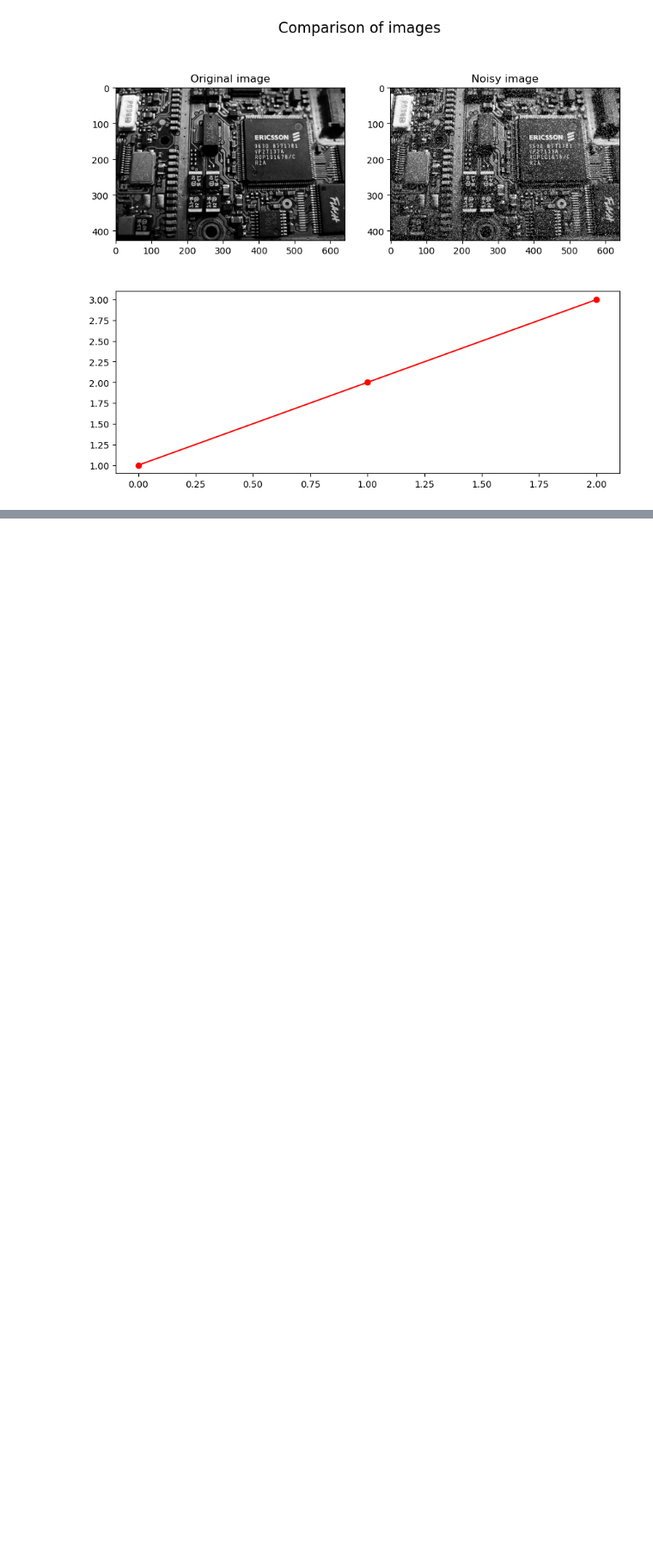
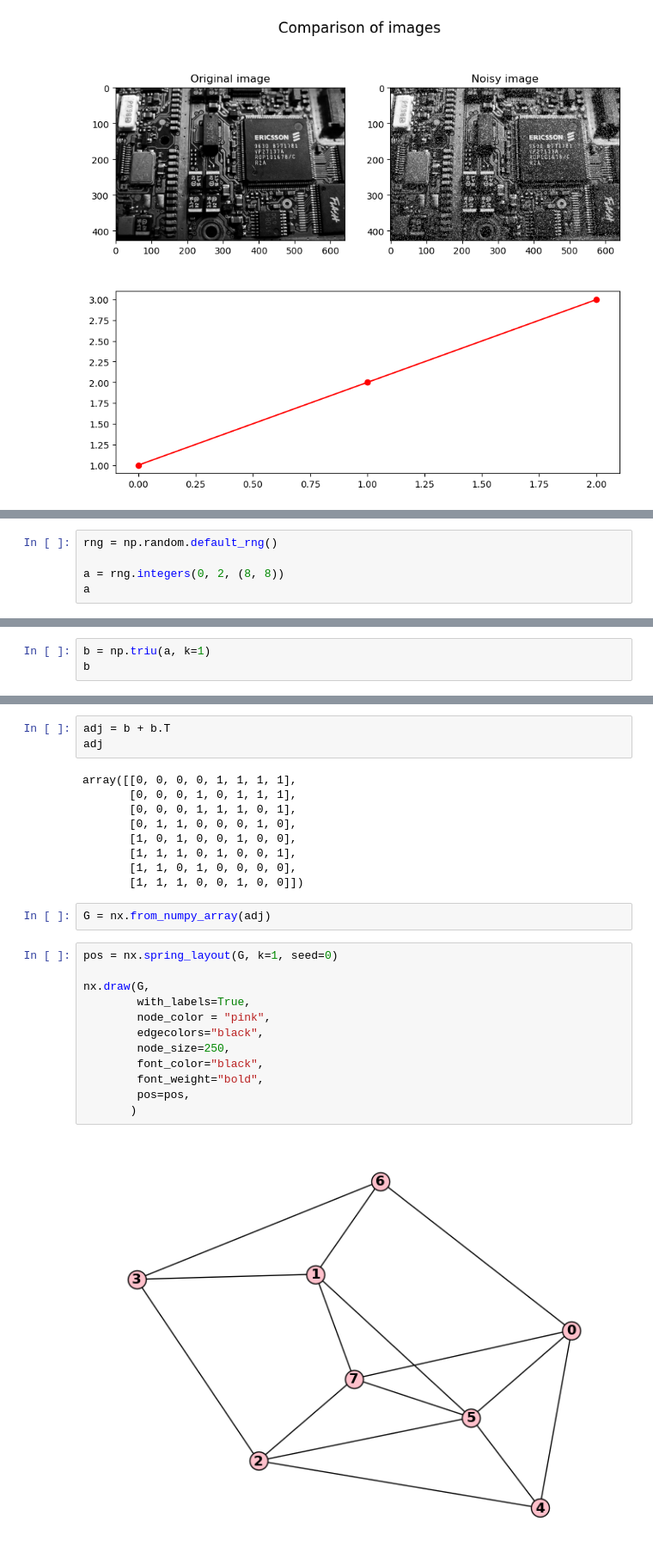
Before and after one commit to bbadzioch/MTH337_site, a Jupyter notebook: schedule/week6/week6_notebook.ipynb, the cells around one changed output, grey strips where cells are left out. Shown at 86% size. Drawn from its saved outputs; the diff is of its cells as text; blank space fills up the shorter version.

```diff
--- a/schedule/week6/week6_notebook.ipynb
+++ b/schedule/week6/week6_notebook.ipynb
@@ -158,0 +305,5 @@ plt.show()
+# %%
+rng = np.random.default_rng()
+
+a = rng.integers(0, 2, (8, 8))
+a
@@ -158,0 +319,3 @@ plt.show()
+# %%
+b = np.triu(a, k=1)
+b
@@ -158,0 +331,28 @@ plt.show()
+# %%
+adj = b + b.T
+adj
+# %% [output]
+array([[0, 0, 0, 0, 1, 1, 1, 1],
+       [0, 0, 0, 1, 0, 1, 1, 1],
+       [0, 0, 0, 1, 1, 1, 0, 1],
+       [0, 1, 1, 0, 0, 0, 1, 0],
+       [1, 0, 1, 0, 0, 1, 0, 0],
+       [1, 1, 1, 0, 1, 0, 0, 1],
+       [1, 1, 0, 1, 0, 0, 0, 0],
+       [1, 1, 1, 0, 0, 1, 0, 0]])
+# %%
+G = nx.from_numpy_array(adj)
+# %%
+pos = nx.spring_layout(G, k=1, seed=0)
+
+nx.draw(G,
+        with_labels=True,
+        node_color = "pink",
+        edgecolors="black",
+        node_size=250,
+        font_color="black",
+        font_weight="bold",
+        pos=pos,
+       )
+# %% [output]
+[figure, added]
```
Also changed, not shown: parts of 27 cells of this notebook, 3 other files.
